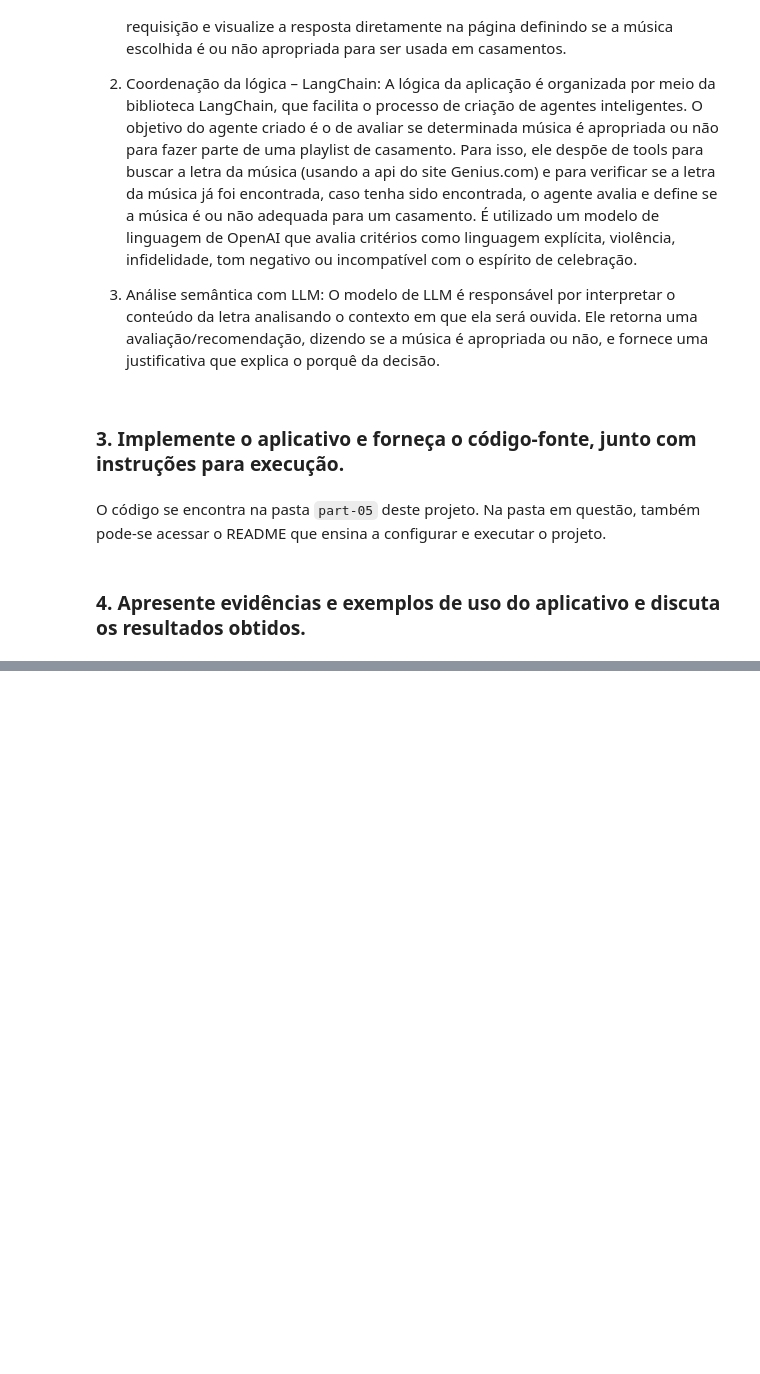
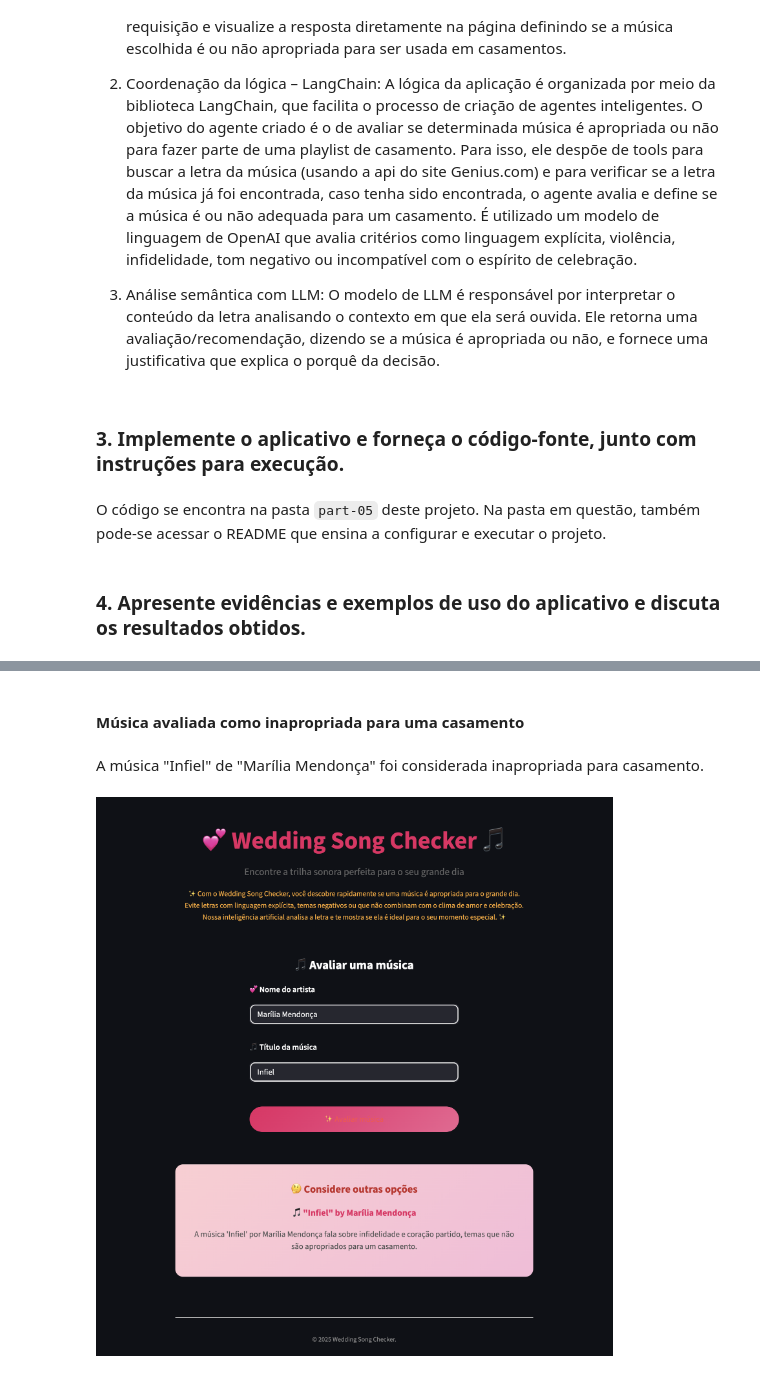
Before and after one commit to thealexandrelara/project-infnet-project-infnet-ia-generativa-para-linguagem-large-language-model-25e2_3, a Jupyter notebook: part-05.ipynb, the cells around one changed output, grey strips where cells are left out. Drawn from its saved outputs; the diff is of its cells as text; code cells hidden in the pictures; blank space fills up the shorter version.

```diff
--- a/part-05.ipynb
+++ b/part-05.ipynb
@@ -45,0 +66,8 @@ Interface da aplicação
+# %% [markdown]
+#### Música avaliada como inapropriada para uma casamento
+# %% [markdown]
+A música "Infiel" de "Marília Mendonça" foi considerada inapropriada para casamento.
+# %%
+Image.open('assets/2025-07-02 wedding song checker inappropriate song.png')
+# %% [output]
+[figure, added]
```
Also changed, not shown: parts of 11 cells of this notebook, 7 other files.
